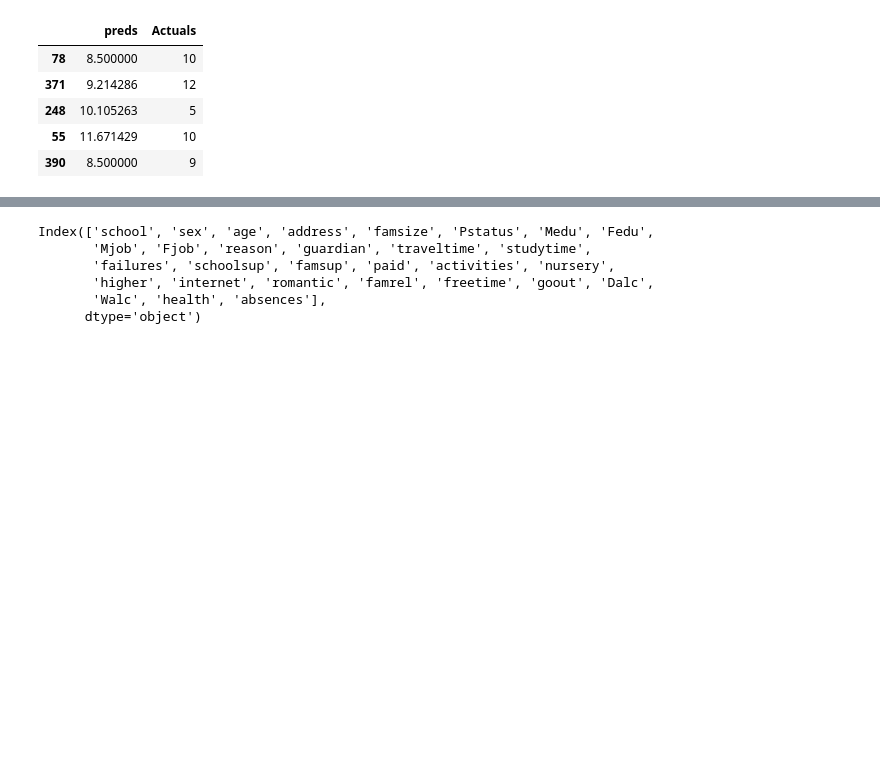
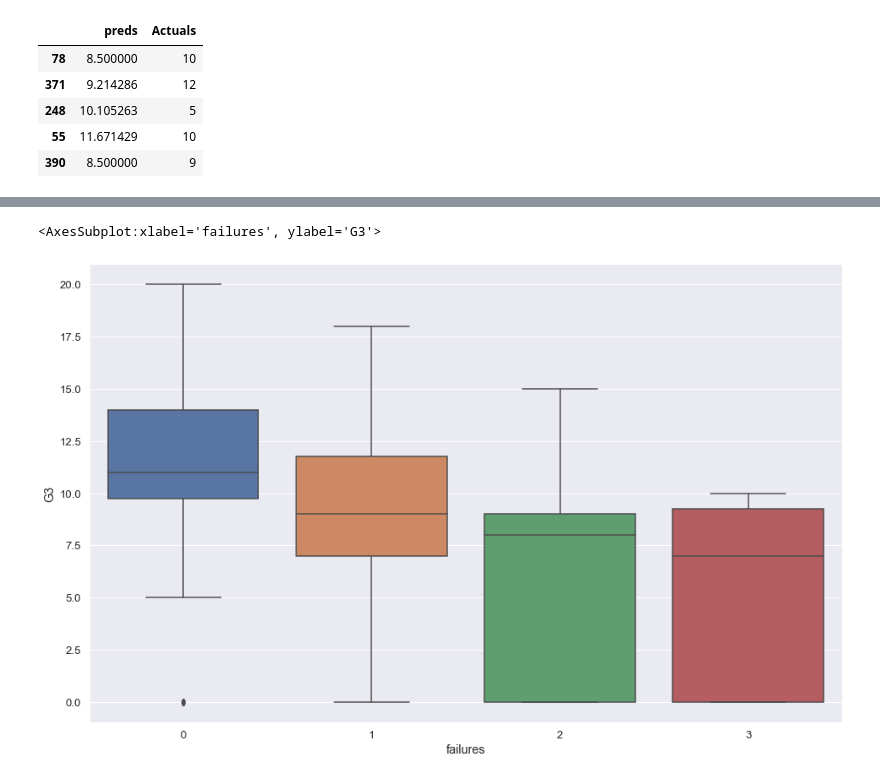
Before and after one commit to gmehra123/data_science, a Jupyter notebook: Test_score_prediction.ipynb, the cells around one changed output, grey strips where cells are left out. Cells and saved outputs as stored; diff of their text form; code cells hidden in the pictures; blank space fills up the shorter version.

```diff
--- a/Test_score_prediction.ipynb
+++ b/Test_score_prediction.ipynb
@@ -141,9 +143,7 @@ sel_features=pd.Series(mi,index=X_train.columns).sort_values(ascending=False).he
 # %%
-discrete
+import seaborn as sns
+sns.set_theme(rc={'figure.figsize':(16,10)},font_scale=1.2)
+sns.boxplot(y=math.G3,x=math.failures)
 # %% [output]
-Index(['school', 'sex', 'age', 'address', 'famsize', 'Pstatus', 'Medu', 'Fedu',
-       'Mjob', 'Fjob', 'reason', 'guardian', 'traveltime', 'studytime',
-       'failures', 'schoolsup', 'famsup', 'paid', 'activities', 'nursery',
-       'higher', 'internet', 'romantic', 'famrel', 'freetime', 'goout', 'Dalc',
-       'Walc', 'health', 'absences'],
-      dtype='object')
+<AxesSubplot:xlabel='failures', ylabel='G3'>
+[figure, added]
```
Also changed, not shown: parts of 8 cells of this notebook.
